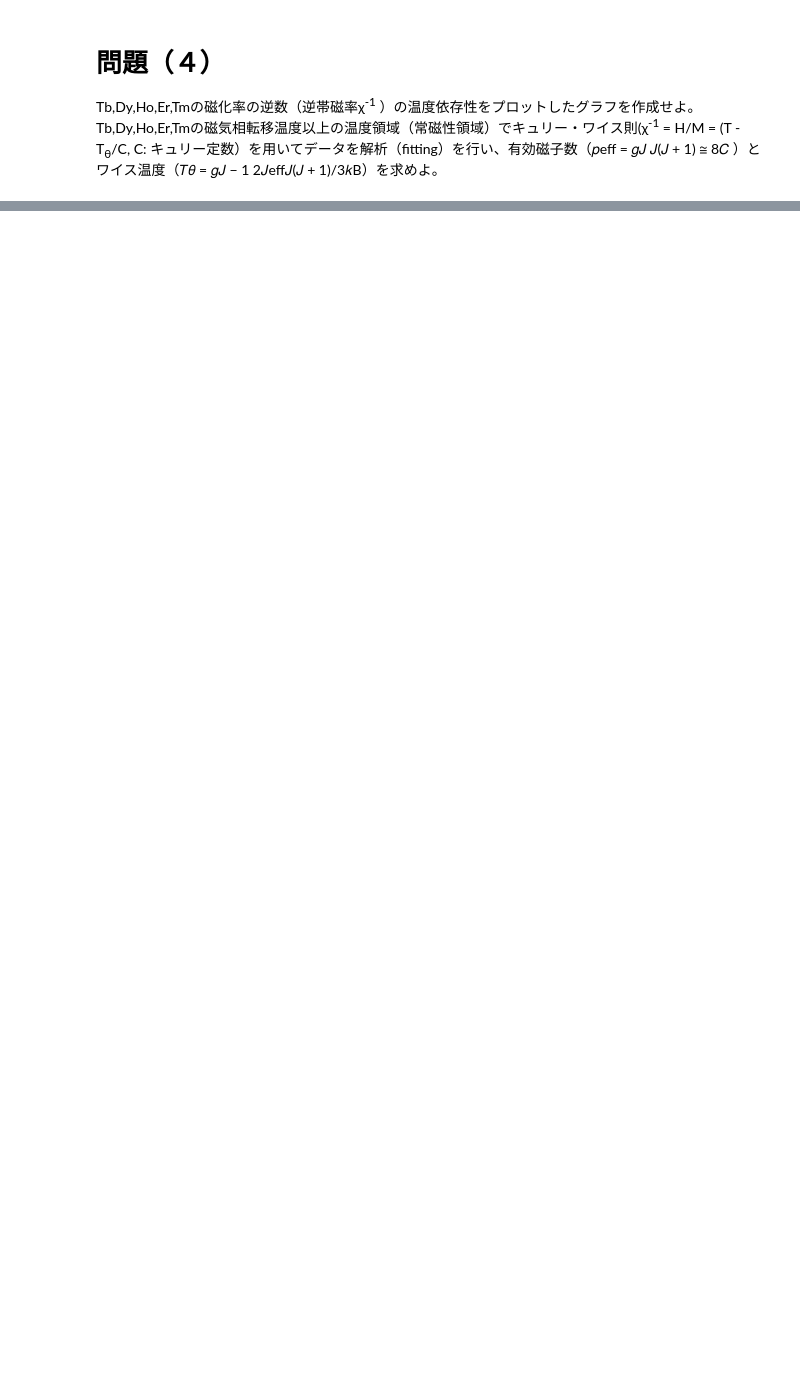
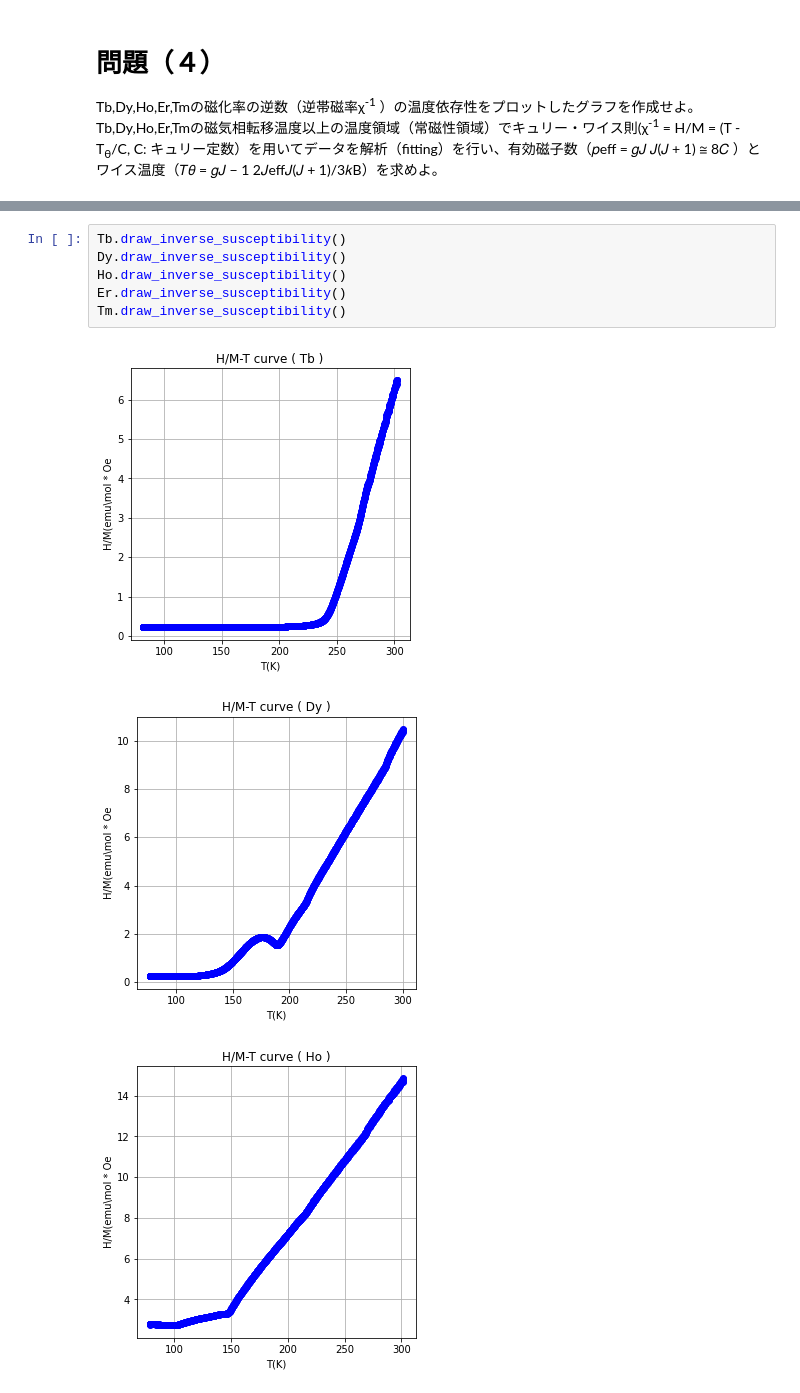
Before and after one commit to flat35hd99/report_magnetical_material, a Jupyter notebook: 20200514magnetical_4.ipynb, the cells around one changed output, grey strips where cells are left out. Drawn from its saved outputs; the diff is of its cells as text; blank space fills up the shorter version.

```diff
--- a/20200514magnetical_4.ipynb
+++ b/20200514magnetical_4.ipynb
@@ -238,0 +270,10 @@ Tb,Dy,Ho,Er,Tmの磁気相転移温度以上の温度領域（常磁性領域）
+# %%
+Tb.draw_inverse_susceptibility()
+Dy.draw_inverse_susceptibility()
+Ho.draw_inverse_susceptibility()
+Er.draw_inverse_susceptibility()
+Tm.draw_inverse_susceptibility()
+# %% [output]
+[figure, added]
+[figure, added]
+[figure, added]
```
Also changed, not shown: parts of 9 cells of this notebook.
